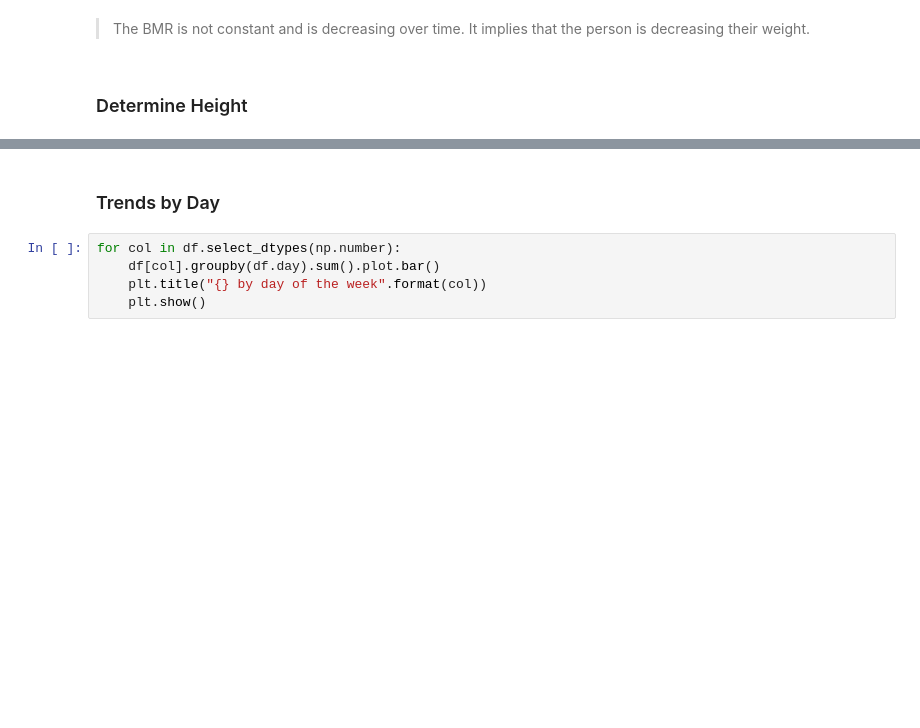
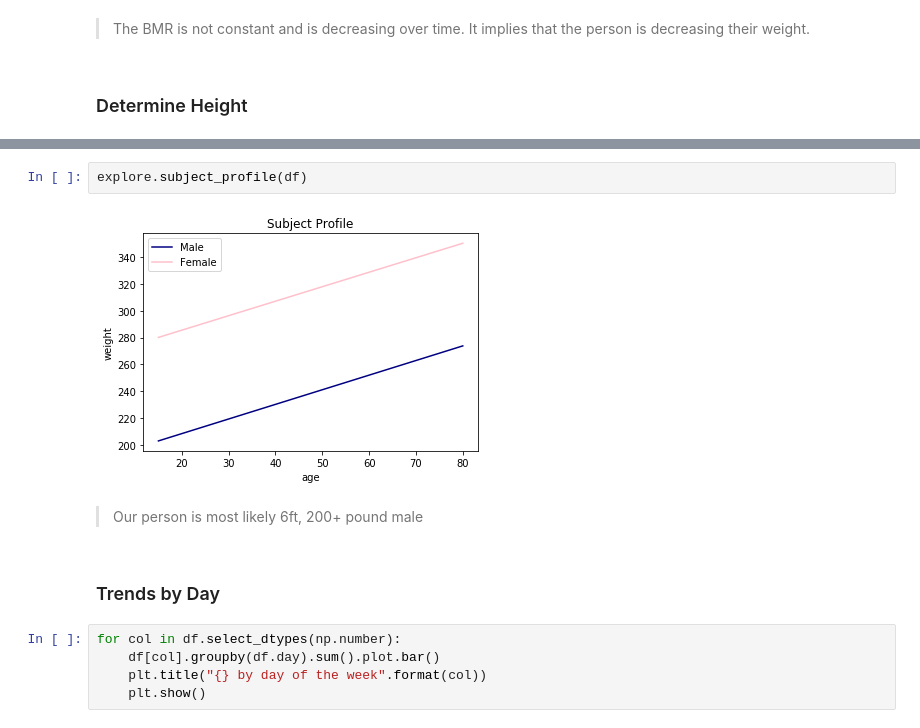
Before and after one commit to Dom-Misty/fit_bit_project, a Jupyter notebook: fitbit-pipeline.ipynb, the cells around one changed output, grey strips where cells are left out. Saved outputs shown, nothing was run; the diff lists cells and outputs as text; blank space fills up the shorter version.

Commit message:
subject exploration

```diff
--- a/fitbit-pipeline.ipynb
+++ b/fitbit-pipeline.ipynb
@@ -271,3 +284,9 @@ plt.show()
+# %%
+explore.subject_profile(df)
+# %% [output]
+[figure, added]
+# %% [markdown]
+> Our person is most likely 6ft, 200+ pound male
 # %% [markdown]
 ### Trends by Day
 # %%
```
Also changed, not shown: parts of 10 cells of this notebook.
